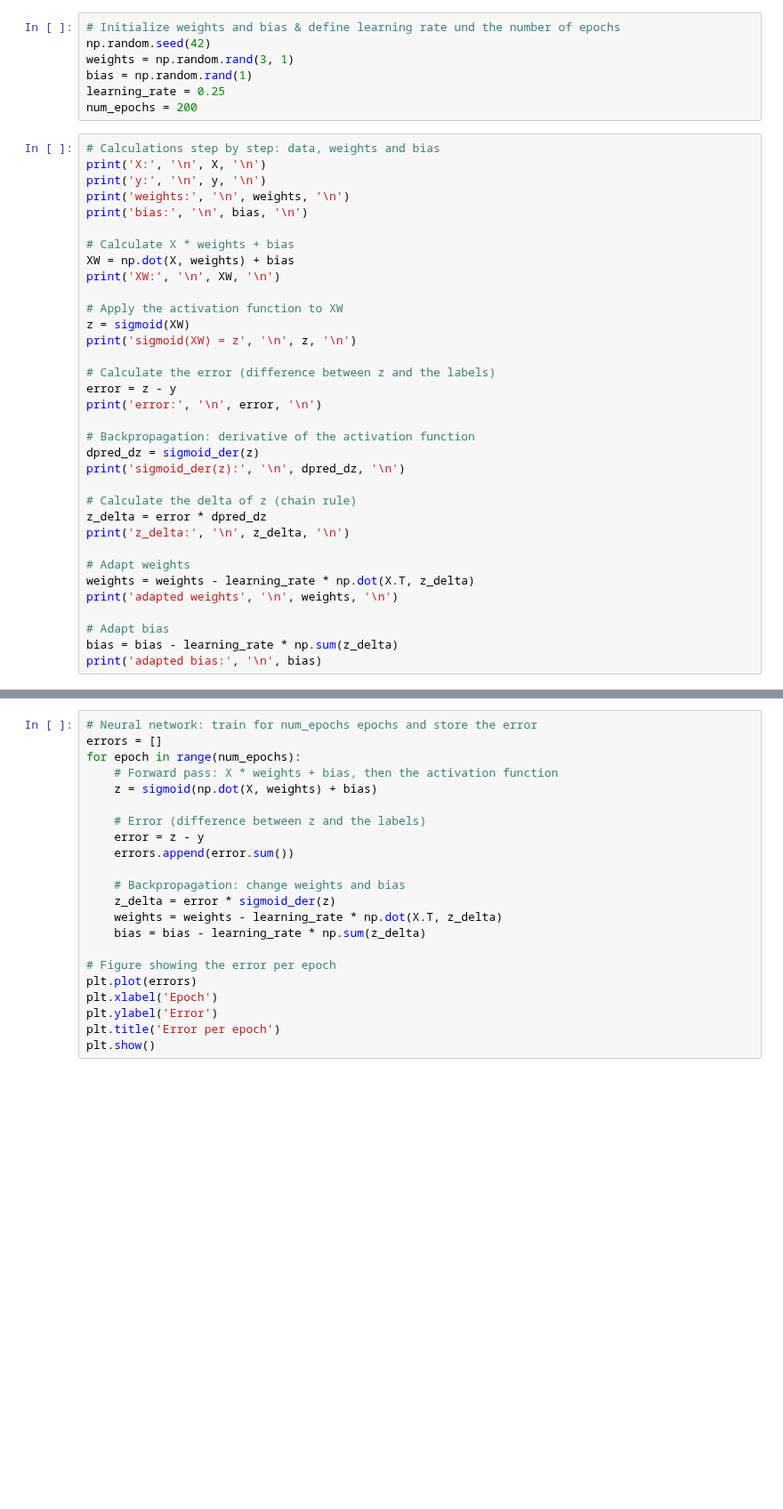
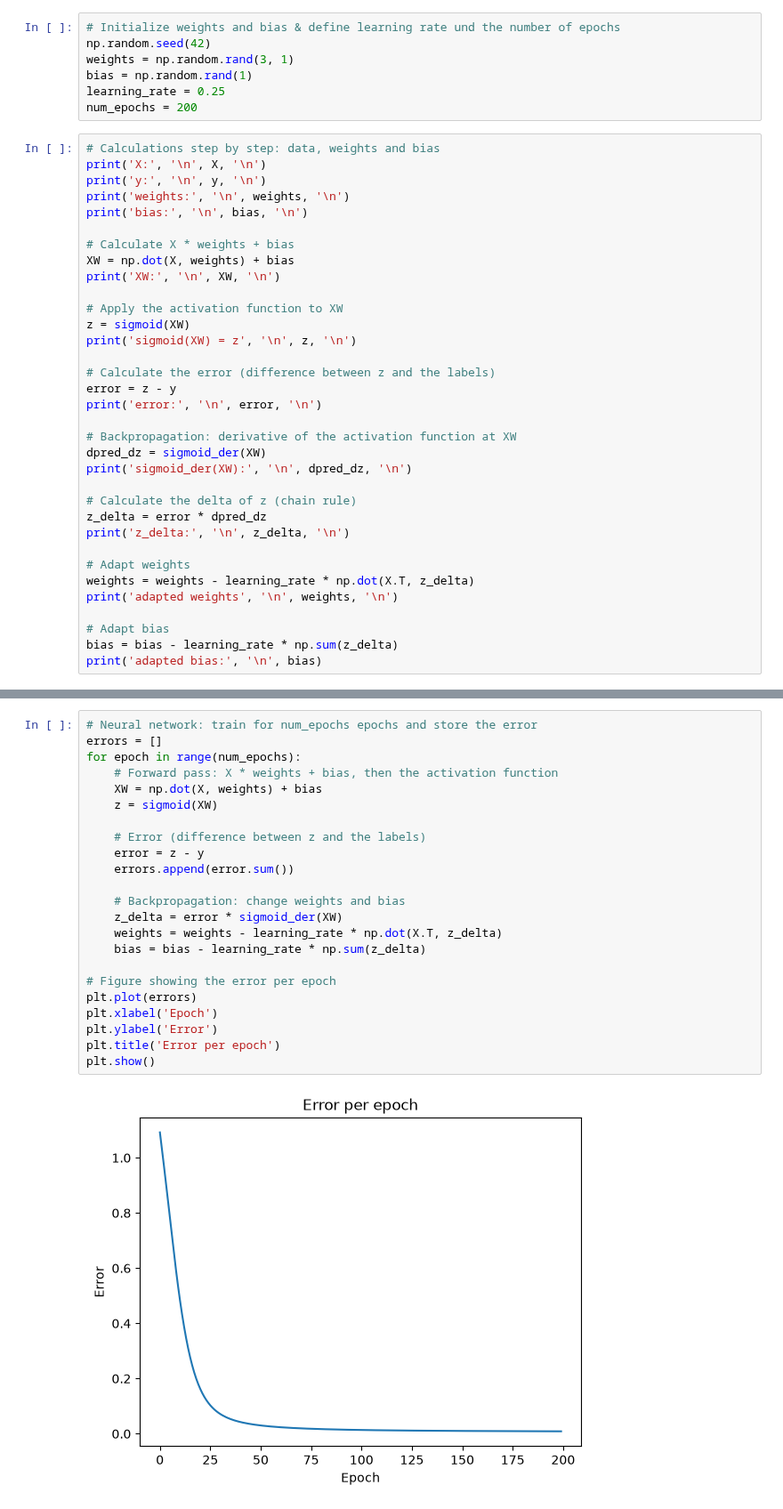
Before and after one commit to mario-gellrich-zhaw/python_machine_learning_basics, a Jupyter notebook: 08_Neural_Networks/simple_neural_network_diabetes_example.ipynb, the cells around one changed output, grey strips where cells are left out. Shown at 89% size. Drawn from its saved outputs; the diff is of its cells as text; blank space fills up the shorter version.

```diff
--- a/08_Neural_Networks/simple_neural_network_diabetes_example.ipynb
+++ b/08_Neural_Networks/simple_neural_network_diabetes_example.ipynb
@@ -129,9 +140,9 @@ print('sigmoid(XW) = z', '\n', z, '\n')
 error = z - y
 print('error:', '\n', error, '\n')
 
-# Backpropagation: derivative of the activation function
-dpred_dz = sigmoid_der(z)
-print('sigmoid_der(z):', '\n', dpred_dz, '\n')
+# Backpropagation: derivative of the activation function at XW
+dpred_dz = sigmoid_der(XW)
+print('sigmoid_der(XW):', '\n', dpred_dz, '\n')
 
 # Calculate the delta of z (chain rule)
 z_delta = error * dpred_dz
@@ -147,25 +176,28 @@ print('adapted bias:', '\n', bias)
 # %%
 # Neural network: train for num_epochs epochs and store the error
 errors = []
 for epoch in range(num_epochs):
     # Forward pass: X * weights + bias, then the activation function
-    z = sigmoid(np.dot(X, weights) + bias)
+    XW = np.dot(X, weights) + bias
+    z = sigmoid(XW)
 
     # Error (difference between z and the labels)
     error = z - y
     errors.append(error.sum())
 
     # Backpropagation: change weights and bias
-    z_delta = error * sigmoid_der(z)
+    z_delta = error * sigmoid_der(XW)
     weights = weights - learning_rate * np.dot(X.T, z_delta)
     bias = bias - learning_rate * np.sum(z_delta)
 
 # Figure showing the error per epoch
 plt.plot(errors)
 plt.xlabel('Epoch')
 plt.ylabel('Error')
 plt.title('Error per epoch')
 plt.show()
+# %% [output]
+[figure, added]
 # %%
 # Model prediction based on new data
 data_new = np.array([[0, 1, 0]])
```
Also changed, not shown: parts of 9 cells of this notebook, 3 other files.
